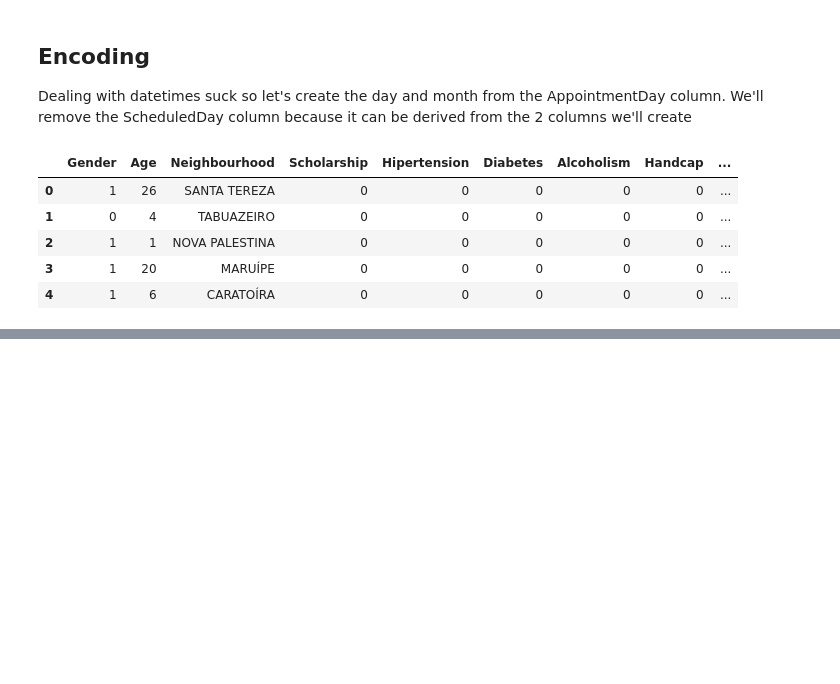
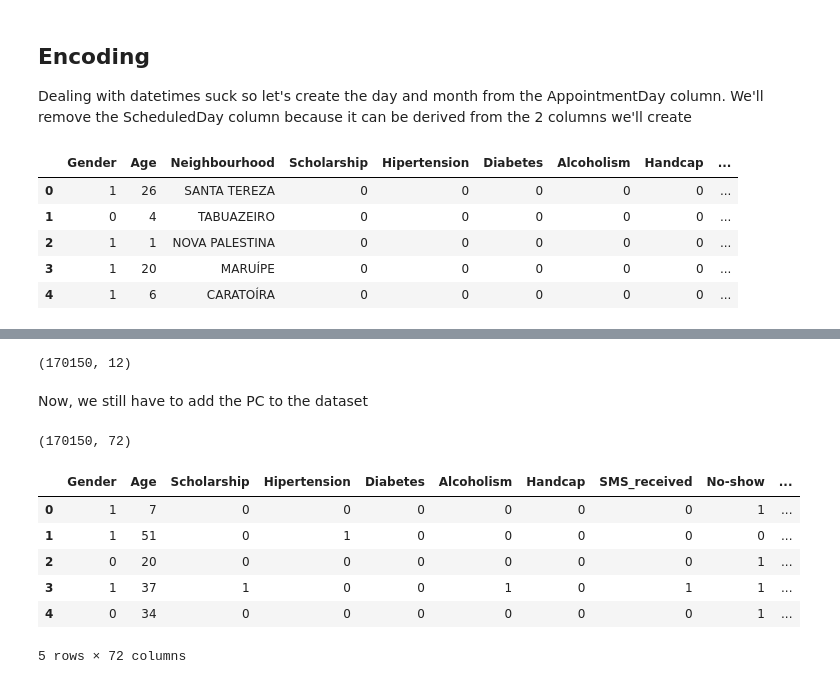
Before and after one commit to iamjz/Python-Data, a Jupyter notebook: LinearSVM_FromScatch_NoShowAppts.ipynb, the cells around one changed output, grey strips where cells are left out. Drawn from its saved outputs; the diff is of its cells as text; code cells hidden in the pictures; blank space fills up the shorter version.

```diff
--- a/LinearSVM_FromScatch_NoShowAppts.ipynb
+++ b/LinearSVM_FromScatch_NoShowAppts.ipynb
@@ -246,0 +422,3 @@ dataset.head()
+# %%
+pca = PCA(n_components = 60)
+X_neighbors_PCA = pca.fit_transform(X_neighbors[:, :60])
@@ -246,0 +439,3 @@ dataset.head()
+# %%
+c = np.array([column_name for column_name in dataset.columns
+                 if column_name.startswith("Neighborhood")])
@@ -246,0 +466,25 @@ dataset.head()
+# %%
+dataset.drop(c, axis = 1, inplace = True)
+# %%
+print(dataset.shape)
+# %% [output]
+(170150, 12)
+# %% [markdown]
+Now, we still have to add the PC to the dataset
+# %%
+for j in range(X_neighbors_PCA.shape[1]):
+    dataset["N{}".format(j)] = X_neighbors_PCA[:, j]
+# %%
+dataset.shape
+# %% [output]
+(170150, 72)
+# %%
+dataset.head()
+# %% [output]
+|  | Gender | Age | Scholarship | Hipertension | Diabetes | Alcoholism | Handcap | SMS_received | No-show | ... |
+| 0 | 1 | 7 | 0 | 0 | 0 | 0 | 0 | 0 | 1 | ... |
+| 1 | 1 | 51 | 0 | 1 | 0 | 0 | 0 | 0 | 0 | ... |
+| 2 | 0 | 20 | 0 | 0 | 0 | 0 | 0 | 0 | 1 | ... |
+| 3 | 1 | 37 | 1 | 0 | 0 | 1 | 0 | 1 | 1 | ... |
+| 4 | 0 | 34 | 0 | 0 | 0 | 0 | 0 | 0 | 1 | ... |
+5 rows × 72 columns
```
Also changed, not shown: parts of 63 cells of this notebook.
